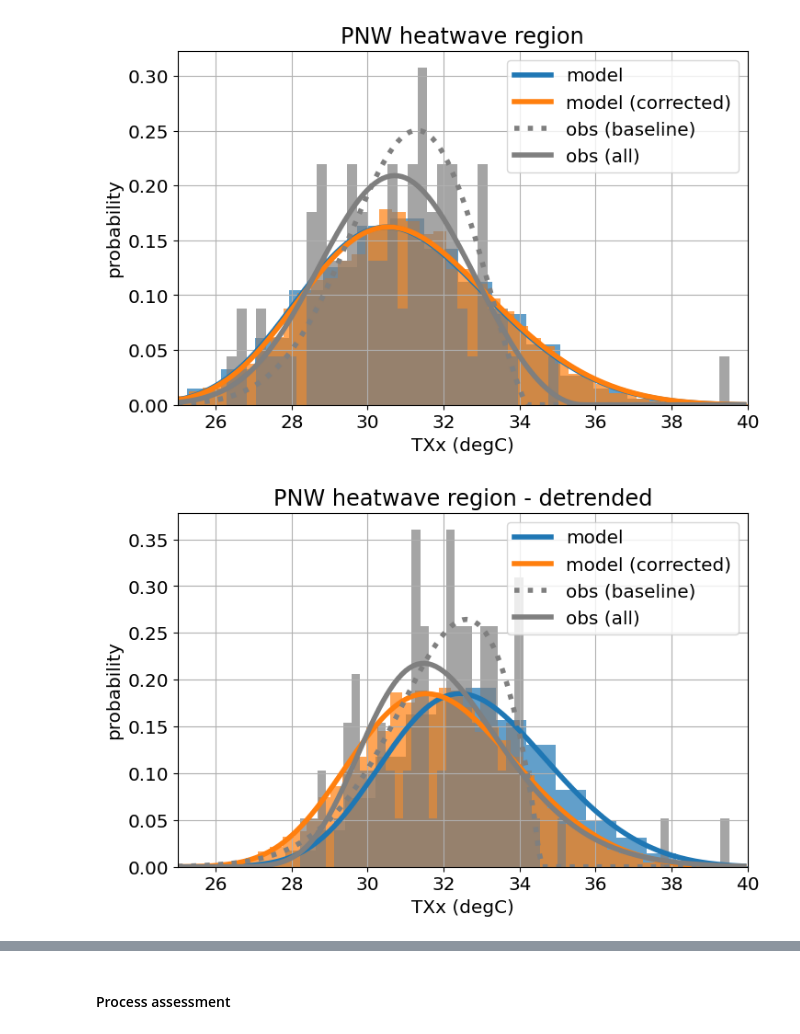
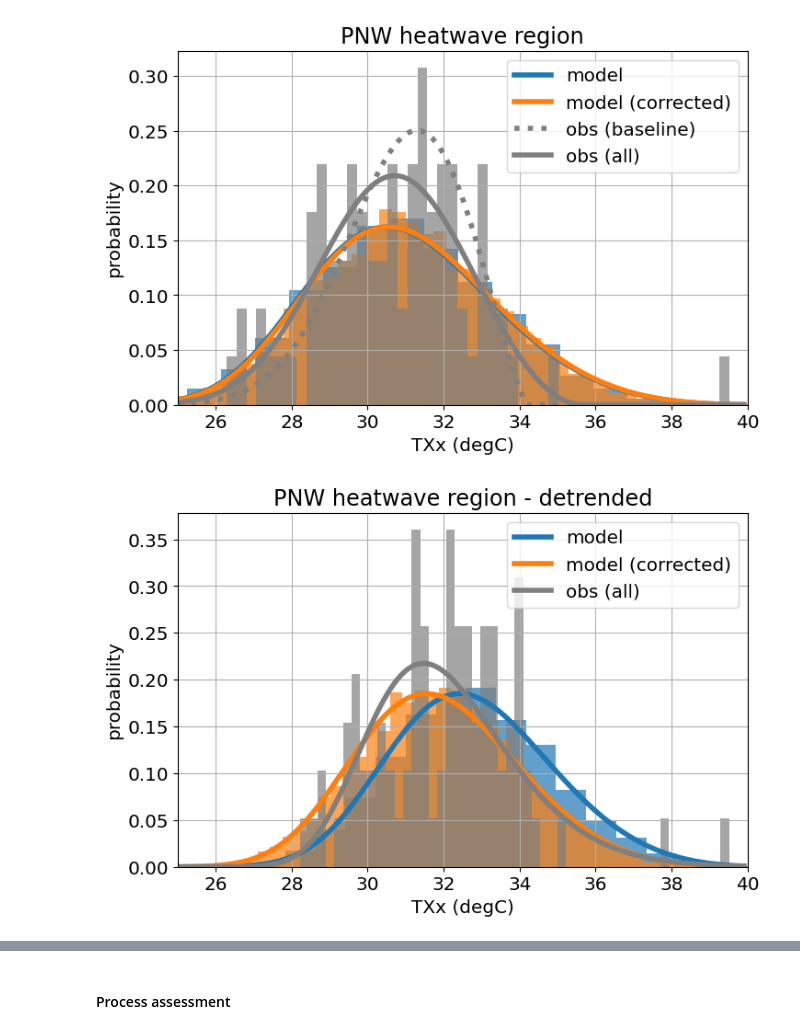
Before and after one commit to DamienIrving/unseen-projects, a Jupyter notebook: project-wcrp-txx/analysis_CanESM5.ipynb, the cells around one changed output, grey strips where cells are left out. Cells and saved outputs as stored; diff of their text form; code cells hidden in the pictures.

```diff
--- a/project-wcrp-txx/analysis_CanESM5.ipynb
+++ b/project-wcrp-txx/analysis_CanESM5.ipynb
@@ -147,3 +147,5 @@ model_da_indep = model_da_indep.dropna('lead_time')
 model_da_indep_stacked = model_da_indep.stack({'sample': ['ensemble', 'init_date', 'lead_time']})
 # %%
 model_da_indep_detrended, model_da_indep_stacked_detrended, linear_data = detrend_model(model_da_indep_stacked, pivot_year=2021)
+# %%
+model_da_indep_detrended = model_da_indep_detrended.compute()
@@ -196,6 +229,7 @@ bias_detrended = bias_correction.get_bias(
 )
 # %%
 model_da_bc_detrended = bias_correction.remove_bias(model_da_indep_detrended, bias_detrended, correction_method)
+model_da_bc_detrended = model_da_bc_detrended.compute()
 # %% [markdown]
 #### Similarity testing
 # %%
@@ -302,37 +306,37 @@ model_da_indep_detrended.plot.hist(bins=20, density=True, alpha=0.7, facecolor='
 model_raw_shape, model_raw_loc, model_raw_scale = eva.fit_gev(model_da_indep_stacked_detrended.values)
 model_raw_pdf = gev.pdf(xvals, model_raw_shape, model_raw_loc, model_raw_scale)
 plt.plot(xvals, model_raw_pdf, color='tab:blue', linewidth=4.0, label='model')
 
 model_da_bc_detrended.plot.hist(bins=50, density=True, alpha=0.7, facecolor='tab:orange')
 model_bc_shape, model_bc_loc, model_bc_scale = eva.fit_gev(model_da_bc_stacked_detrended.values)
 model_bc_pdf = gev.pdf(xvals, model_bc_shape, model_bc_loc, model_bc_scale)
 plt.plot(xvals, model_bc_pdf, color='tab:orange', linewidth=4.0, label='model (corrected)')
 
 #obs_ds_baseline[var].plot.hist(ax=ax, bins=50, density=True, facecolor='tab:grey', alpha=0.7)
-obs_baseline_shape, obs_baseline_loc, obs_baseline_scale = eva.fit_gev(obs_da_baseline_detrended.values)
-obs_baseline_pdf = gev.pdf(xvals, obs_baseline_shape, obs_baseline_loc, obs_baseline_scale)
-plt.plot(xvals, obs_baseline_pdf, color='tab:gray', linewidth=4.0, linestyle=':', label='obs (baseline)')
+#obs_baseline_shape, obs_baseline_loc, obs_baseline_scale = eva.fit_gev(obs_da_baseline_detrended.values)
+#obs_baseline_pdf = gev.pdf(xvals, obs_baseline_shape, obs_baseline_loc, obs_baseline_scale)
+#plt.plot(xvals, obs_baseline_pdf, color='tab:gray', linewidth=4.0, linestyle=':', label='obs (baseline)')
 
 obs_da_detrended.plot.hist(ax=ax, bins=50, density=True, facecolor='tab:gray', alpha=0.7)
 obs_shape, obs_loc, obs_scale = eva.fit_gev(obs_da_detrended.values)
 obs_pdf = gev.pdf(xvals, obs_shape, obs_loc, obs_scale)
 plt.plot(xvals, obs_pdf, color='tab:gray', linewidth=4.0, label='obs (all)')
 
 plt.xlabel('TXx (degC)')
 plt.ylabel('probability')
 plt.title('PNW heatwave region - detrended')
 plt.xlim(25, 40)
 plt.legend()
 plt.grid()
 #plt.savefig(
 #    'distribution.png',
 #    bbox_inches='tight',
 #    facecolor='white',
 #    dpi=200
 #)
 plt.show()
 # %% [output]
-[figure, old version]
+[figure, new version]
 # %%
 moments.create_plot(
     model_da_indep_detrended,
```
Also changed, not shown: parts of 23 cells of this notebook, 1 other file.
